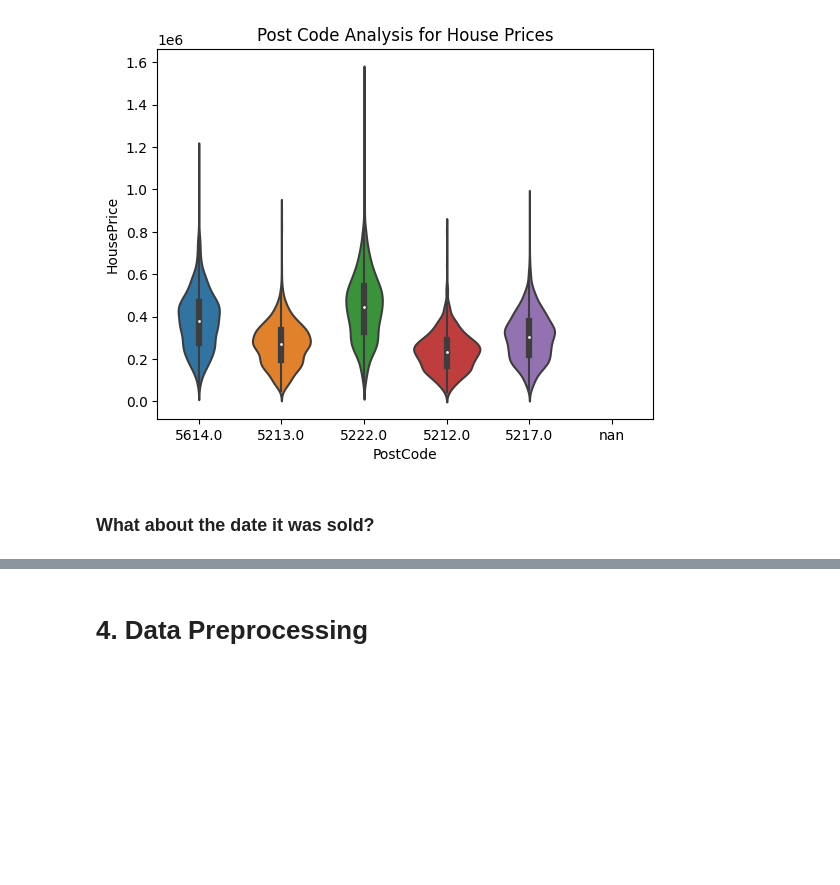
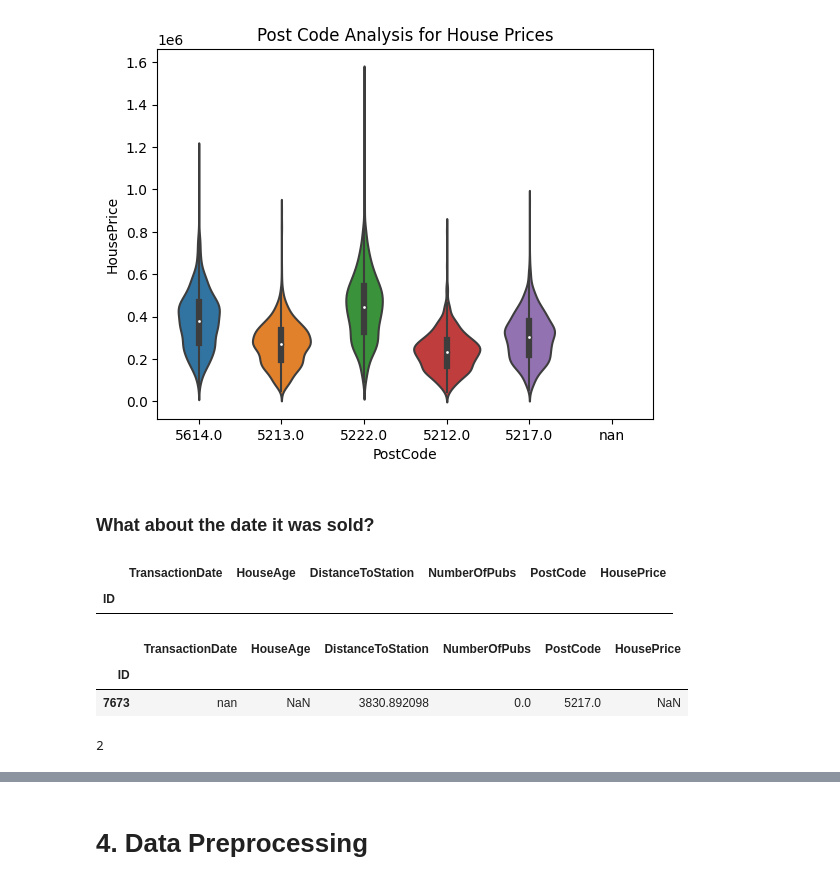
Before and after one commit to Nthies6624/HousePredictionAPI, a Jupyter notebook: Regression.ipynb, the cells around one changed output, grey strips where cells are left out. Drawn from its saved outputs; the diff is of its cells as text; code cells hidden in the pictures; blank space fills up the shorter version.

```diff
--- a/Regression.ipynb
+++ b/Regression.ipynb
@@ -375,3 +375,16 @@ plt.show()
 [figure]
 # %% [markdown]
 ### What about the date it was sold?
+# %%
+# Check for nulls in a column
+train[train['TransactionDate'].isnull()]
+# %% [output]
+|  | TransactionDate | HouseAge | DistanceToStation | NumberOfPubs | PostCode | HousePrice |
+| ID |  |  |  |  |  |  |
+# %%
+# Check if a string exists in a column
+train[train['TransactionDate']=='nan']
+# %% [output]
+|  | TransactionDate | HouseAge | DistanceToStation | NumberOfPubs | PostCode | HousePrice |
+| ID |  |  |  |  |  |  |
+| 7673 | nan | NaN | 3830.892098 | 0.0 | 5217.0 | NaN |
@@ -377,0 +394,4 @@ plt.show()
+# %%
+int(train.iloc[0]['TransactionDate'][5:])
+# %% [output]
+2
```
Also changed, not shown: parts of 22 cells of this notebook.
